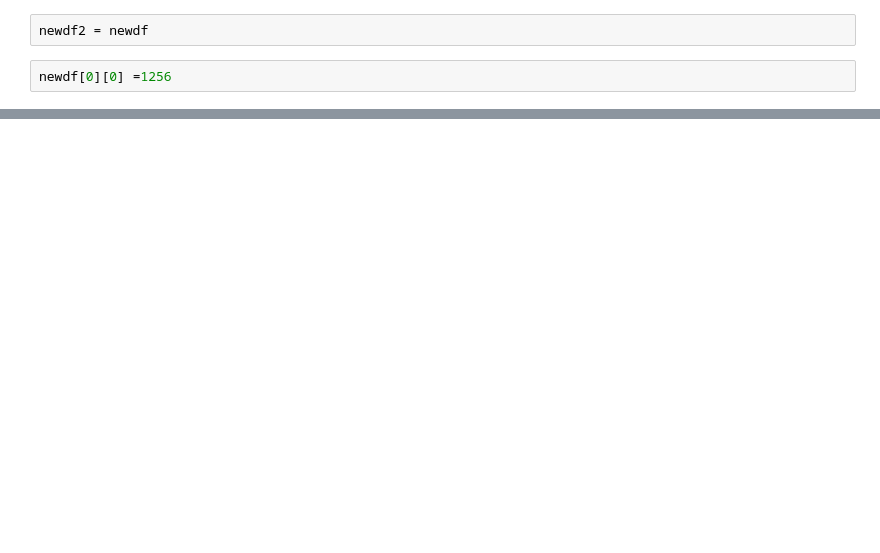
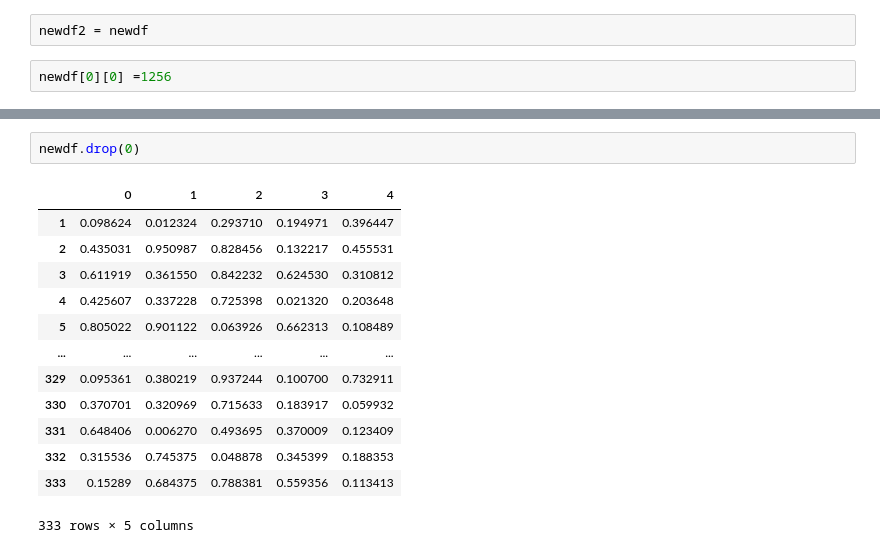
Before and after one commit to HarshitaSharmai/DSA-with-Python, a Jupyter notebook: PANDAS/Pandas.ipynb, the cells around one changed output, grey strips where cells are left out. Cells and saved outputs as stored; diff of their text form; blank space fills up the shorter version.

```diff
--- a/PANDAS/Pandas.ipynb
+++ b/PANDAS/Pandas.ipynb
@@ -270,0 +228,16 @@ newdf
+# %%
+newdf.drop(0)
+# %% [output]
+|  | 0 | 1 | 2 | 3 | 4 |
+| 1 | 0.098624 | 0.012324 | 0.293710 | 0.194971 | 0.396447 |
+| 2 | 0.435031 | 0.950987 | 0.828456 | 0.132217 | 0.455531 |
+| 3 | 0.611919 | 0.361550 | 0.842232 | 0.624530 | 0.310812 |
+| 4 | 0.425607 | 0.337228 | 0.725398 | 0.021320 | 0.203648 |
+| 5 | 0.805022 | 0.901122 | 0.063926 | 0.662313 | 0.108489 |
+| ... | ... | ... | ... | ... | ... |
+| 329 | 0.095361 | 0.380219 | 0.937244 | 0.100700 | 0.732911 |
+| 330 | 0.370701 | 0.320969 | 0.715633 | 0.183917 | 0.059932 |
+| 331 | 0.648406 | 0.006270 | 0.493695 | 0.370009 | 0.123409 |
+| 332 | 0.315536 | 0.745375 | 0.048878 | 0.345399 | 0.188353 |
+| 333 | 0.15289 | 0.684375 | 0.788381 | 0.559356 | 0.113413 |
+333 rows × 5 columns
```
Also changed, not shown: parts of 34 cells of this notebook.
